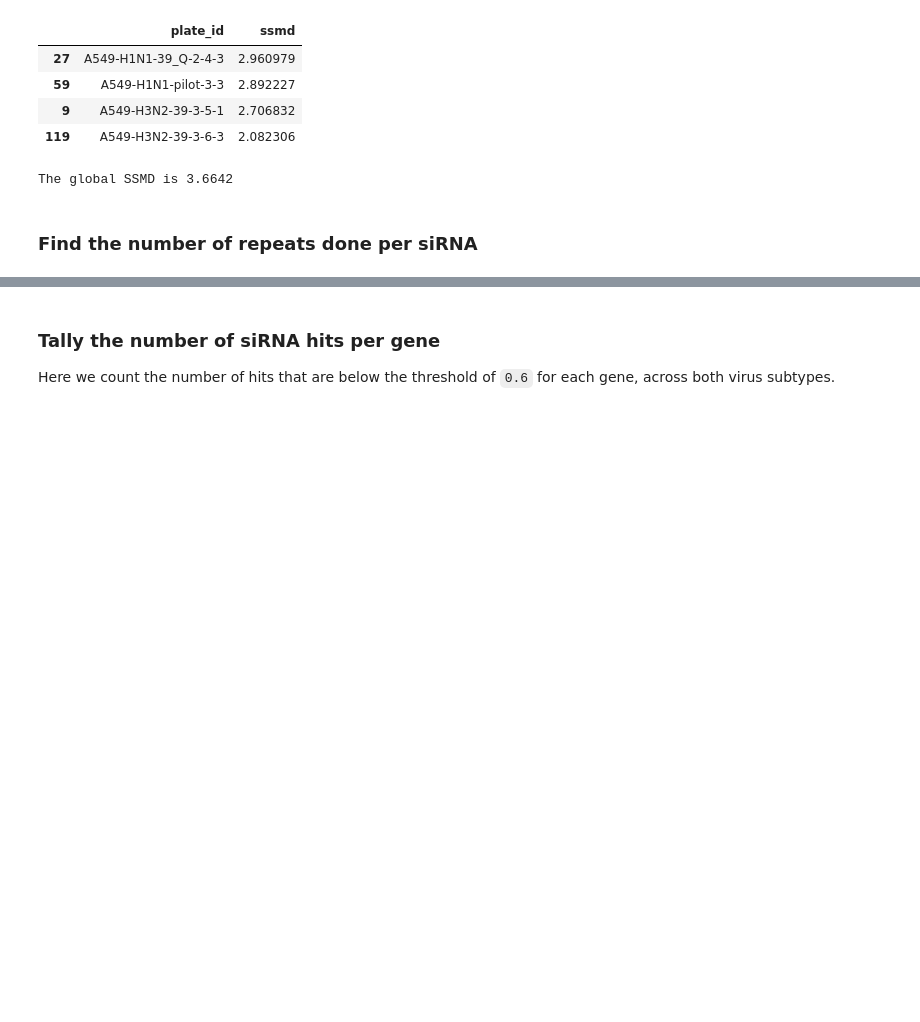
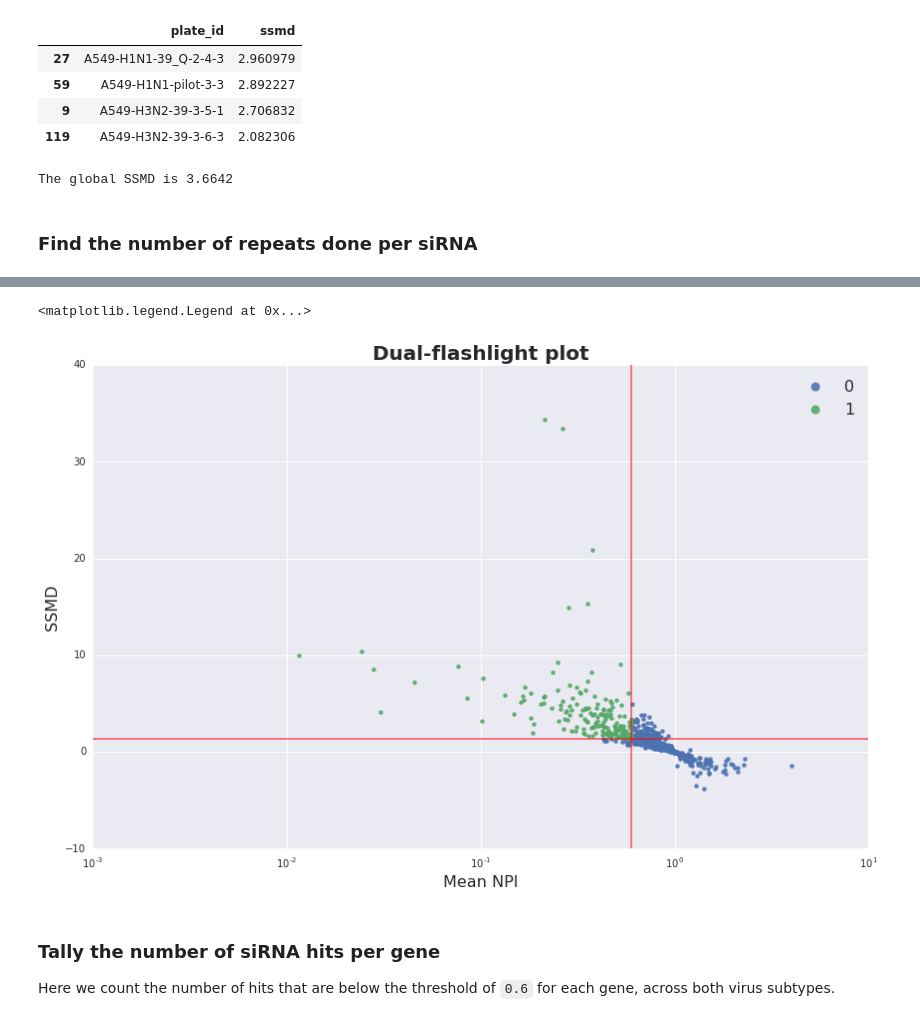
Before and after one commit to grantbey/bayesian-inference, a Jupyter notebook: bayesian-inference.ipynb, the cells around one changed output, grey strips where cells are left out. Cells and saved outputs as stored; diff of their text form; code cells hidden in the pictures; blank space fills up the shorter version.

Commit message:
updated notebook with gene-level SSMD calcs

```diff
--- a/bayesian-inference.ipynb
+++ b/bayesian-inference.ipynb
@@ -87,7 +86,7 @@ def norm_bayes(control,prior_data,sample_data,plot=True,n_params=1000):
 
 This data has not been processed in any way. There are no NPIs, bayesian means, outliers, etc.
 # %%
-with open('./data.pickle','rb') as f:
+with open('./data-processing/pickled/A549-H1N1-H3N2-raw-data.pickle','rb') as f:
     data = pickle.load(f)
 
 # Replace zero ratio values with the smallest non-zero values. This helps with the log transformation.
@@ -248,6 +247,12 @@ data['npi'] = data.apply(npi,axis=1)
 
 with open('./A549-outputs/A549_H1N1-H3N2-NPI.pickle','wb') as f:
     pickle.dump(data, f, pickle.HIGHEST_PROTOCOL)
+# %%
+si = [2.73,1.8,2.055,2.015]
+d = np.mean(si)
+s = np.std(si,ddof=1)
+n= len(si)
+math.gamma((n-1)/2)/math.gamma((n-2)/2)*np.sqrt(2/(n-1))*d/s
 # %% [markdown]
 ### Using the bayesian mean to exclude outliers
 
@@ -409 +432,9 @@ Calculate the average NPI for each siRNA for each gene
+# %%
+# In order to calculate the SSMD for each siRNA we require the difference between each siRNA and the negative control
+
+def difference(row):
+    DH2 = means.loc[(means.plate_id==row.plate_id) & (means.control=='neg')].bayesian_mean.values[0]
+    return row.ratio - DH2
+
+data['difference'] = data.apply(difference,axis=1)
 # %%
@@ -437,3 +499,27 @@ average_npi.head()
+# %%
+sns.lmplot('npi_mean', 'ssmd',
+           data=averages,
+           fit_reg=False,
+           hue='hit',
+           size=8,
+           aspect=1.5,
+           legend=True,
+           legend_out=False,
+           scatter_kws={"marker": "D",
+                        "s": 20,'alpha':0.9})
+
+plt.title('Dual-flashlight plot',fontweight='bold',size=20)
+plt.xlabel('Mean NPI',size=16)
+plt.ylabel('SSMD',size=16)
+plt.xscale("log")
+plt.tight_layout()
+#plt.yscale("log")
+plt.axvline(x=0.6, color='red', linestyle='-', alpha=0.5,linewidth=2)
+plt.axhline(y=1.4, color='red', linestyle='-', alpha=0.5,linewidth=2)
+plt.legend(fontsize=16,markerscale=2,loc=0)
+# %% [output]
+<matplotlib.legend.Legend at 0x...>
+[figure, added]
 # %% [markdown]
 ### Tally the number of siRNA hits per gene
 
```
Also changed, not shown: parts of 11 cells of this notebook.
